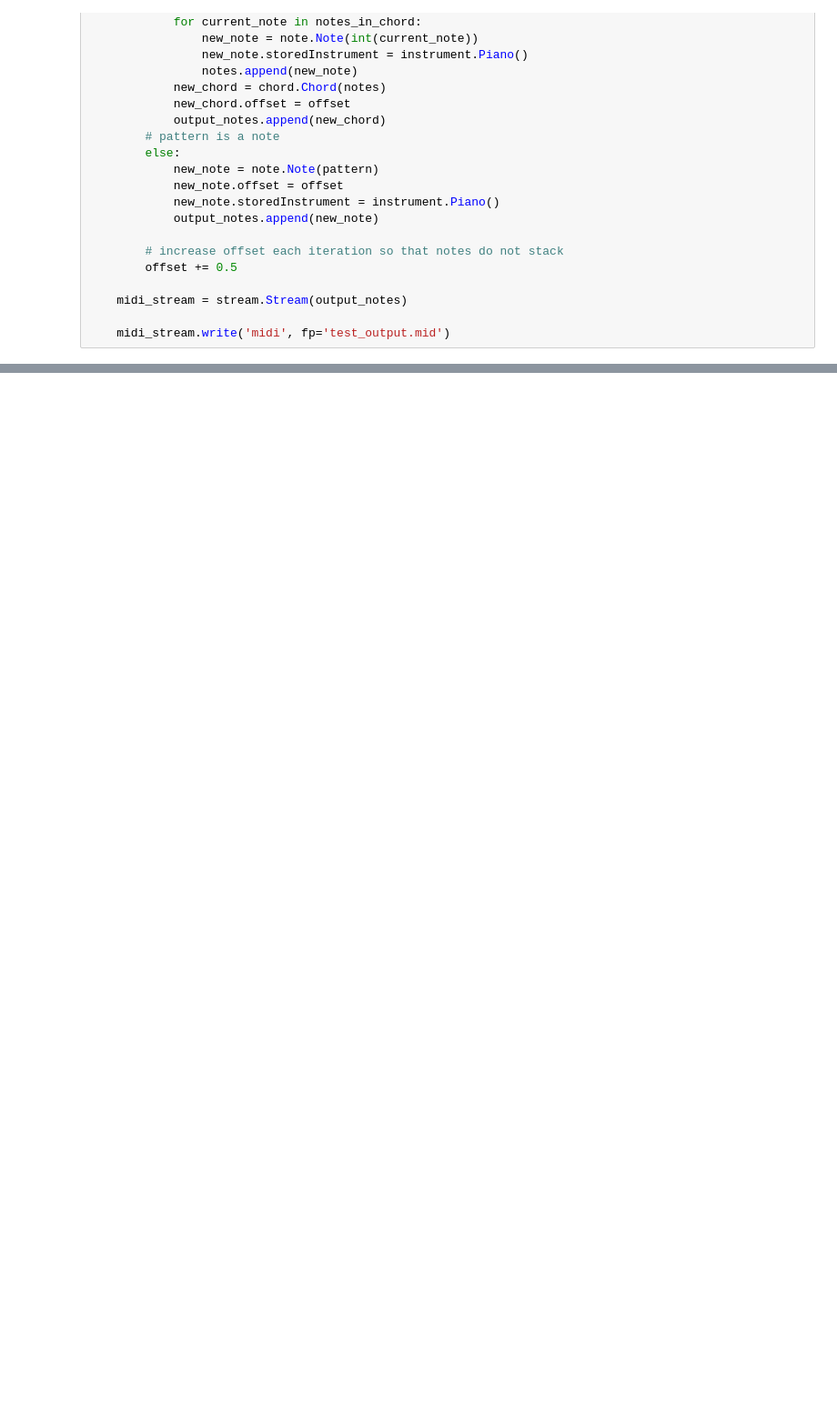
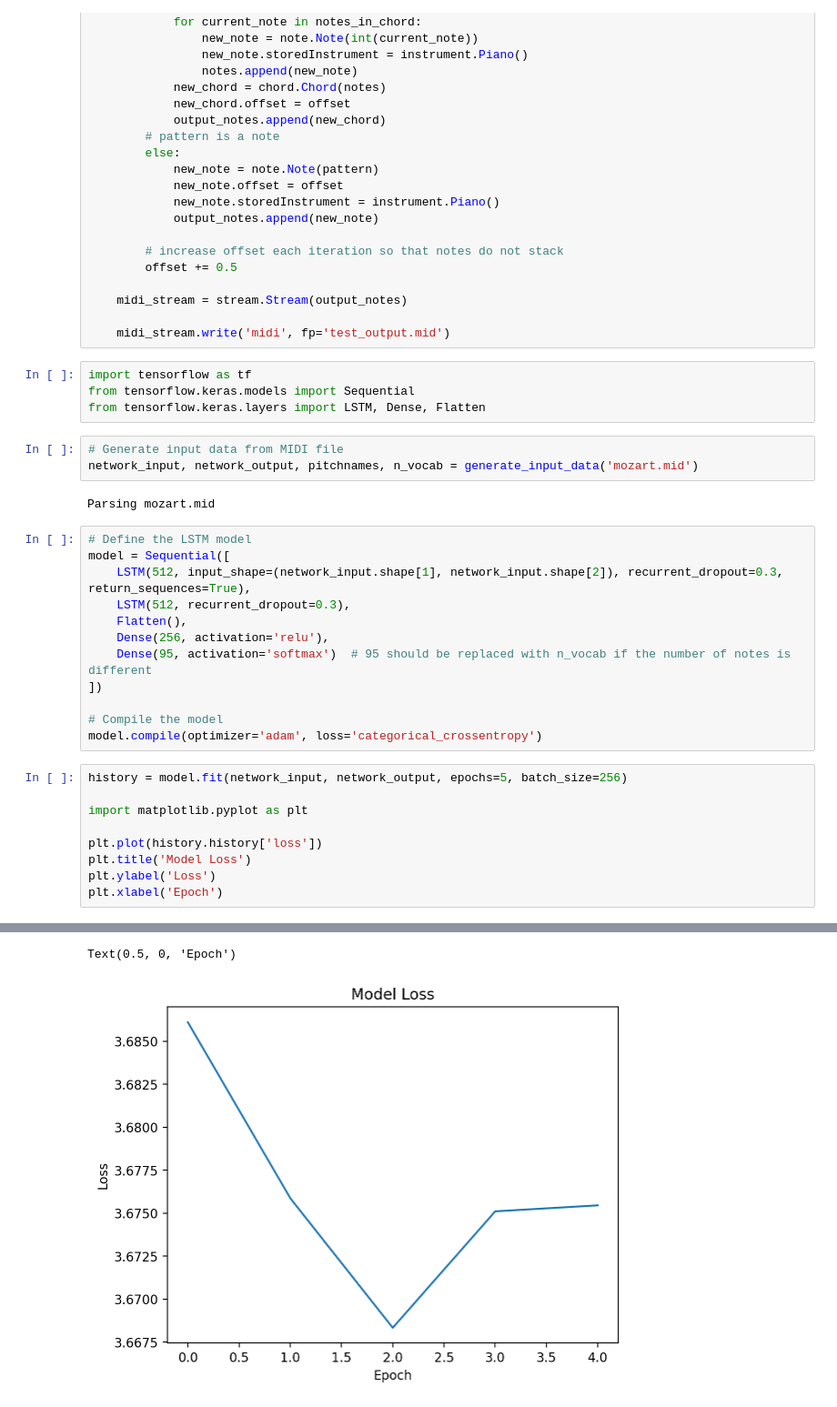
Before and after one commit to yimianxyz/sysen6888, a Jupyter notebook: HW4-jupyter.ipynb, the cells around one changed output, grey strips where cells are left out. Shown: that part at 91% size. Saved outputs shown, nothing was run; the diff lists cells and outputs as text; blank space fills up the shorter version.

```diff
--- a/HW4-jupyter.ipynb
+++ b/HW4-jupyter.ipynb
@@ -114,3 +105,34 @@ def create_midi(prediction_output):
     midi_stream = stream.Stream(output_notes)
 
     midi_stream.write('midi', fp='test_output.mid')
+# %%
+import tensorflow as tf
+from tensorflow.keras.models import Sequential
+from tensorflow.keras.layers import LSTM, Dense, Flatten
+# %%
+# Generate input data from MIDI file
+network_input, network_output, pitchnames, n_vocab = generate_input_data('mozart.mid')
+# %% [output]
+Parsing mozart.mid
+# %%
+# Define the LSTM model
+model = Sequential([
+    LSTM(512, input_shape=(network_input.shape[1], network_input.shape[2]), recurrent_dropout=0.3, return_sequences=True),
+    LSTM(512, recurrent_dropout=0.3),
+    Flatten(),
+    Dense(256, activation='relu'),
+    Dense(95, activation='softmax')  # 95 should be replaced with n_vocab if the number of notes is different
+])
+
+# Compile the model
+model.compile(optimizer='adam', loss='categorical_crossentropy')
+# %%
+history = model.fit(network_input, network_output, epochs=5, batch_size=256)
+
+import matplotlib.pyplot as plt
+
+plt.plot(history.history['loss'])
+plt.title('Model Loss')
+plt.ylabel('Loss')
+plt.xlabel('Epoch')
+# %% [output]
@@ -116,0 +149,2 @@ def create_midi(prediction_output):
+Text(0.5, 0, 'Epoch')
+[figure, added]
```
Also changed, not shown: parts of 3 cells of this notebook.
